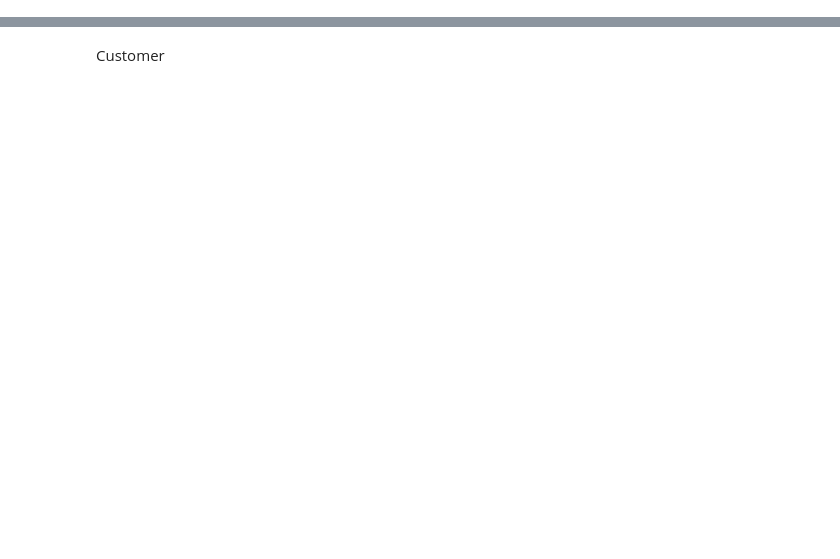
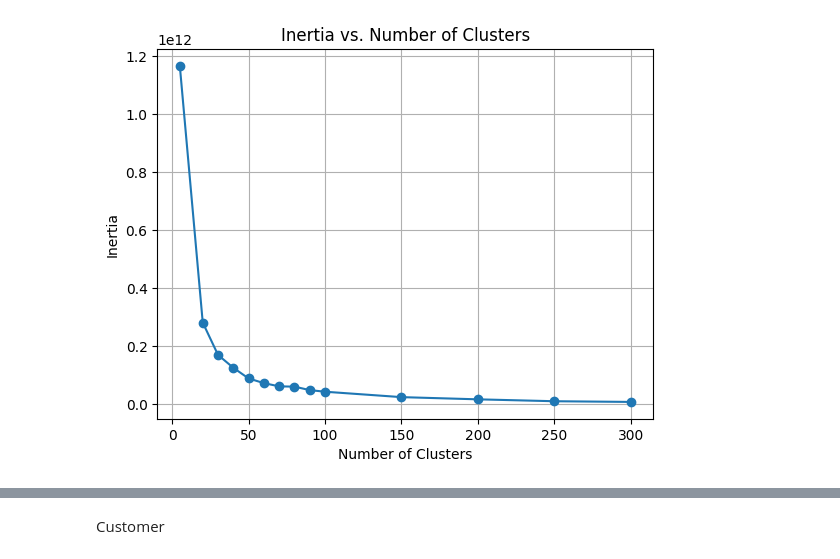
Before and after one commit to nicolastalia/risklog, a Jupyter notebook: assignment_1.ipynb, the cells around one changed output, grey strips where cells are left out. Saved outputs shown, nothing was run; the diff lists cells and outputs as text; code cells hidden in the pictures; blank space fills up the shorter version.

```diff
--- a/assignment_1.ipynb
+++ b/assignment_1.ipynb
@@ -13,0 +70,9 @@ import geopandas as gpd
+# %%
+plt.plot(n_clusters_list, inertia_values, marker='o')  # Plotting inertia values against number of clusters
+plt.title('Inertia vs. Number of Clusters')
+plt.xlabel('Number of Clusters')
+plt.ylabel('Inertia')
+plt.grid(True)
+plt.show()
+# %% [output]
+[figure, added]
```
Also changed, not shown: parts of 13 cells of this notebook.
